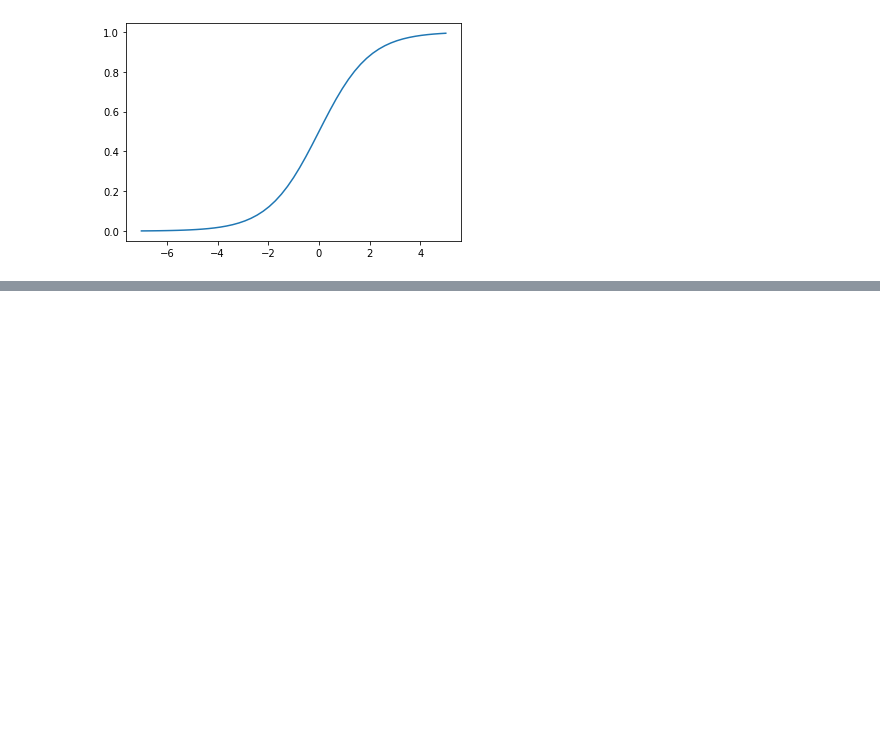
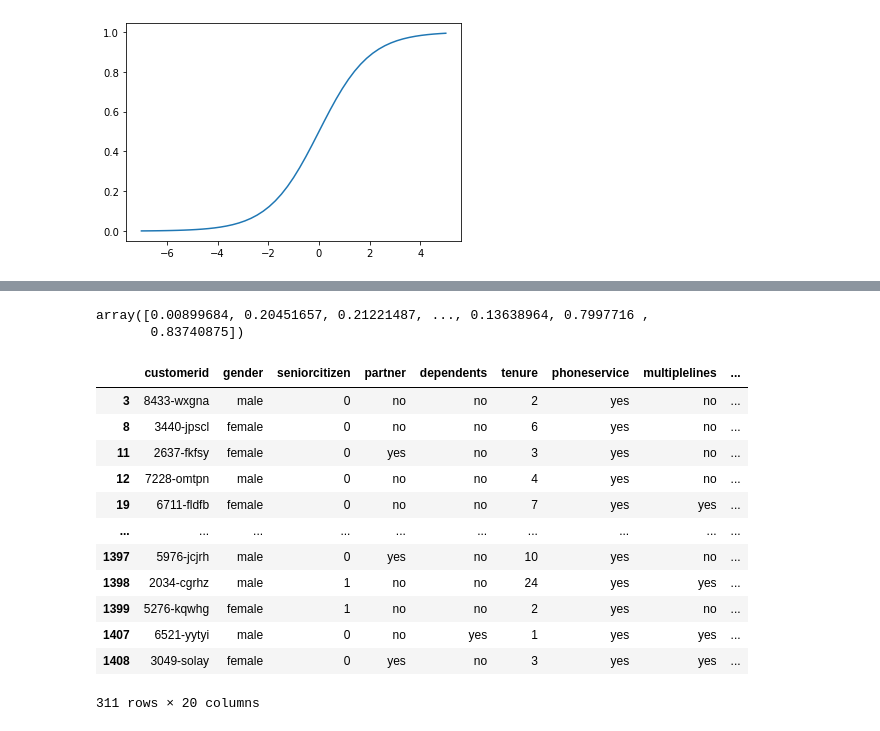
Before and after one commit to SleeplessChallenger/ML_ZoomCamp_code, a Jupyter notebook: logistic_regression_models/churn_model.ipynb, the cells around one changed output, grey strips where cells are left out. Drawn from its saved outputs; the diff is of its cells as text; code cells hidden in the pictures; blank space fills up the shorter version.

```diff
--- a/logistic_regression_models/churn_model.ipynb
+++ b/logistic_regression_models/churn_model.ipynb
@@ -697,0 +707,3 @@ def linear_regression(xi):
+# %%
+model = LogisticRegression()
+model.fit(X_train, y_train)
@@ -697,0 +727,3 @@ def linear_regression(xi):
+# %%
+valid_dict = df_valid[numerical + categorical].to_dict(orient='records')
+X_valid = dv.transform(valid_dict)
@@ -697,0 +745,26 @@ def linear_regression(xi):
+# %%
+soft_prediction = model.predict_proba(X_valid)[:, 1]
+# %%
+soft_prediction
+# %% [output]
+array([0.00899684, 0.20451657, 0.21221487, ..., 0.13638964, 0.7997716 ,
+       0.83740875])
+# %%
+churn_decision = (soft_prediction >= 0.5)
+# %%
+df_valid[churn_decision]
+# select rows for which `churn_decision` is True
+# %% [output]
+|  | customerid | gender | seniorcitizen | partner | dependents | tenure | phoneservice | multiplelines | ... |
+| 3 | 8433-wxgna | male | 0 | no | no | 2 | yes | no | ... |
+| 8 | 3440-jpscl | female | 0 | no | no | 6 | yes | no | ... |
+| 11 | 2637-fkfsy | female | 0 | yes | no | 3 | yes | no | ... |
+| 12 | 7228-omtpn | male | 0 | no | no | 4 | yes | no | ... |
+| 19 | 6711-fldfb | female | 0 | no | no | 7 | yes | yes | ... |
+| ... | ... | ... | ... | ... | ... | ... | ... | ... | ... |
+| 1397 | 5976-jcjrh | male | 0 | yes | no | 10 | yes | no | ... |
+| 1398 | 2034-cgrhz | male | 1 | no | no | 24 | yes | yes | ... |
+| 1399 | 5276-kqwhg | female | 1 | no | no | 2 | yes | no | ... |
+| 1407 | 6521-yytyi | male | 0 | no | yes | 1 | yes | yes | ... |
+| 1408 | 3049-solay | female | 0 | yes | no | 3 | yes | yes | ... |
+311 rows × 20 columns
```
Also changed, not shown: parts of 52 cells of this notebook.
